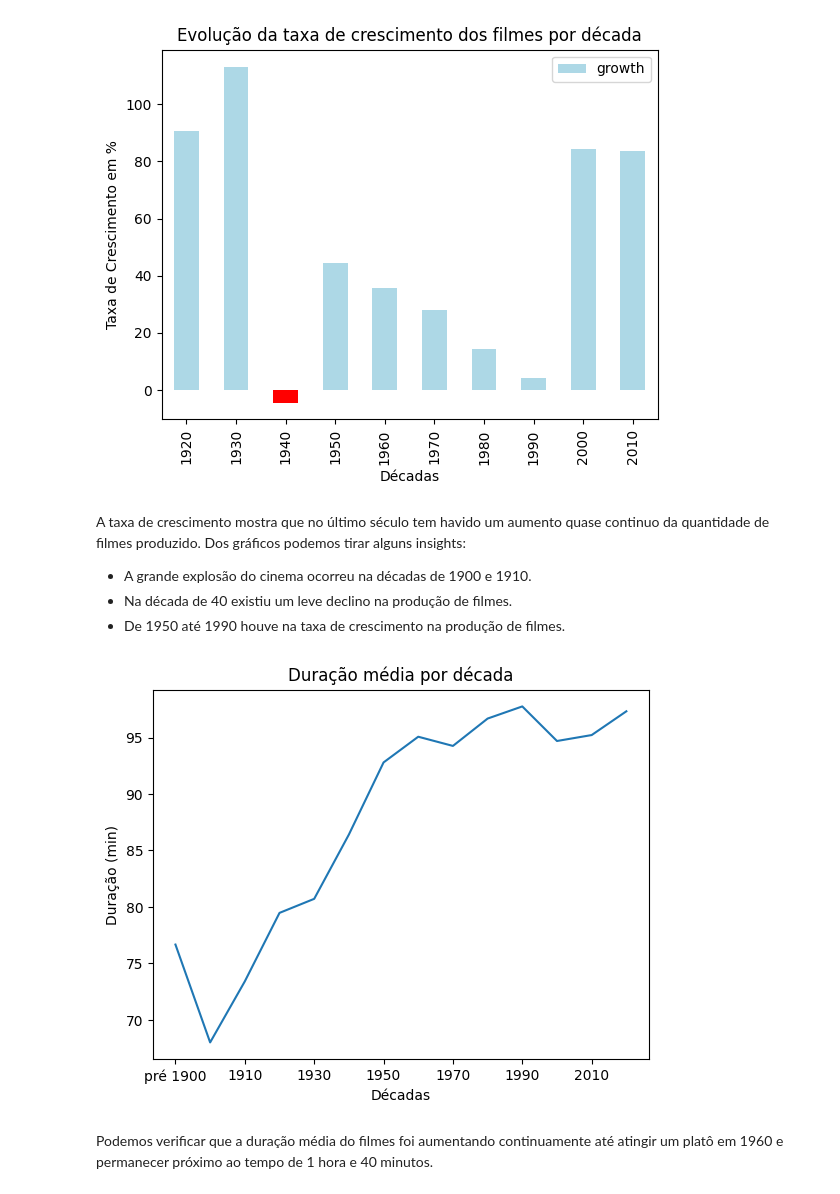
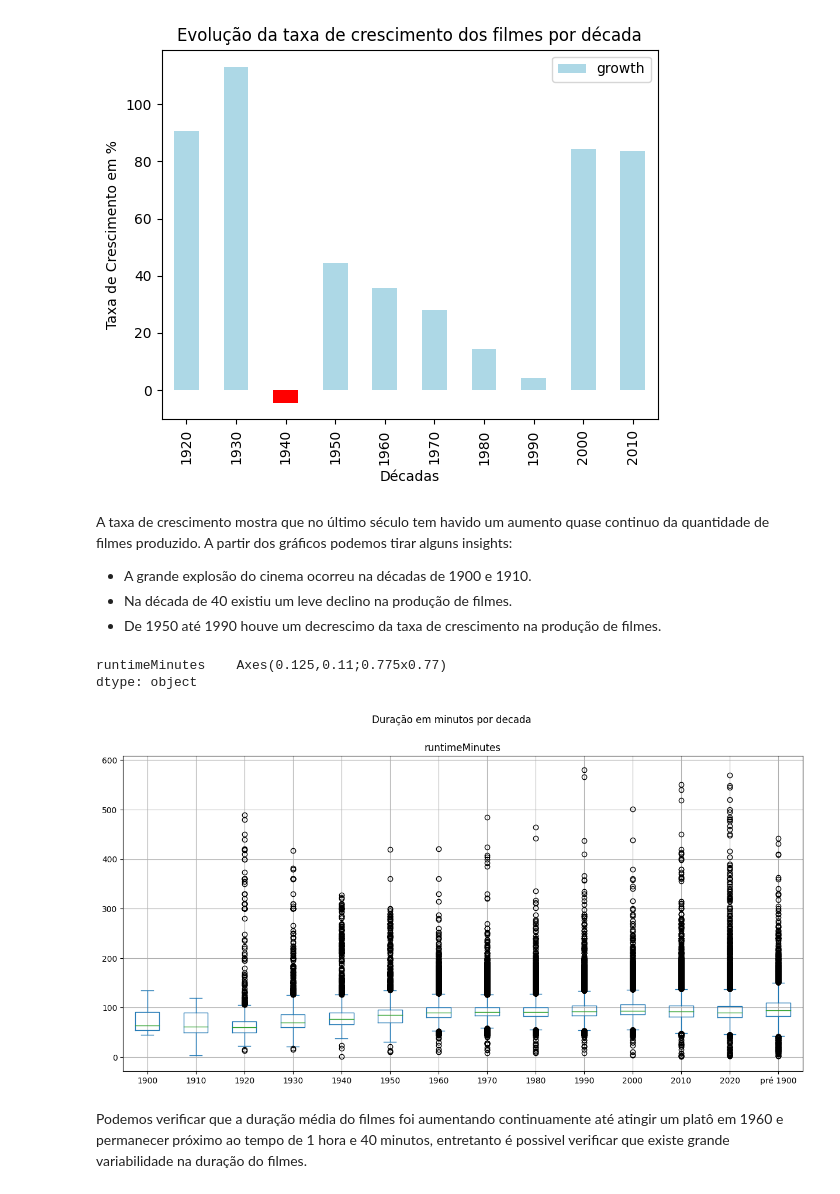
Before and after one commit to gabriel-victor933/Project-Movies-Data-Analysis, a Jupyter notebook: data_viz.ipynb, the cells around one changed output. Cells and saved outputs as stored; diff of their text form; code cells hidden in the pictures.

Commit message:
feat: runtime analysis and plot

```diff
--- a/data_viz.ipynb
+++ b/data_viz.ipynb
@@ -121,13 +131,15 @@ pos_1920.plot.bar(x='decades',y='growth',xlabel='Décadas',ylabel='Taxa de Cresc
 [figure]
 [figure]
 # %% [markdown]
-A taxa de crescimento mostra que no último século tem havido um aumento quase continuo da quantidade de filmes produzido. Dos gráficos podemos tirar alguns insights:
+A taxa de crescimento mostra que no último século tem havido um aumento quase continuo da quantidade de filmes produzido. A partir dos gráficos podemos tirar alguns insights:
 - A grande explosão do cinema ocorreu na décadas de 1900 e 1910.
 - Na década de 40 existiu um leve declino na produção de filmes.
-- De 1950 até 1990 houve na taxa de crescimento na produção de filmes.
+- De 1950 até 1990 houve um decrescimo da taxa de crescimento na produção de filmes.
-# %%
-ax = movie_by_dec.plot.line('decades','runtimeMinutes',legend=False, xlabel='Décadas',ylabel='Duração (min)',title='Duração média por década')
-# %% [output]
-[figure, removed]
+# %%
+movies.loc[(movies['runtimeMinutes'] < 600) & (movies['runtimeMinutes'] > 0)].plot.box(column='runtimeMinutes',by='decades',figsize=(15,7), grid=True, title='Duração em minutos por decada')
+# %% [output]
+runtimeMinutes    Axes(0.125,0.11;0.775x0.77)
+dtype: object
+[figure, added]
 # %% [markdown]
-Podemos verificar que a duração média do filmes foi aumentando continuamente até atingir um platô em 1960 e permanecer próximo ao tempo de 1 hora e 40 minutos.
+Podemos verificar que a duração média do filmes foi aumentando continuamente até atingir um platô em 1960 e permanecer próximo ao tempo de 1 hora e 40 minutos, entretanto é possivel verificar que existe grande variabilidade na duração do filmes.
```
Also changed, not shown: parts of 3 cells of this notebook.
